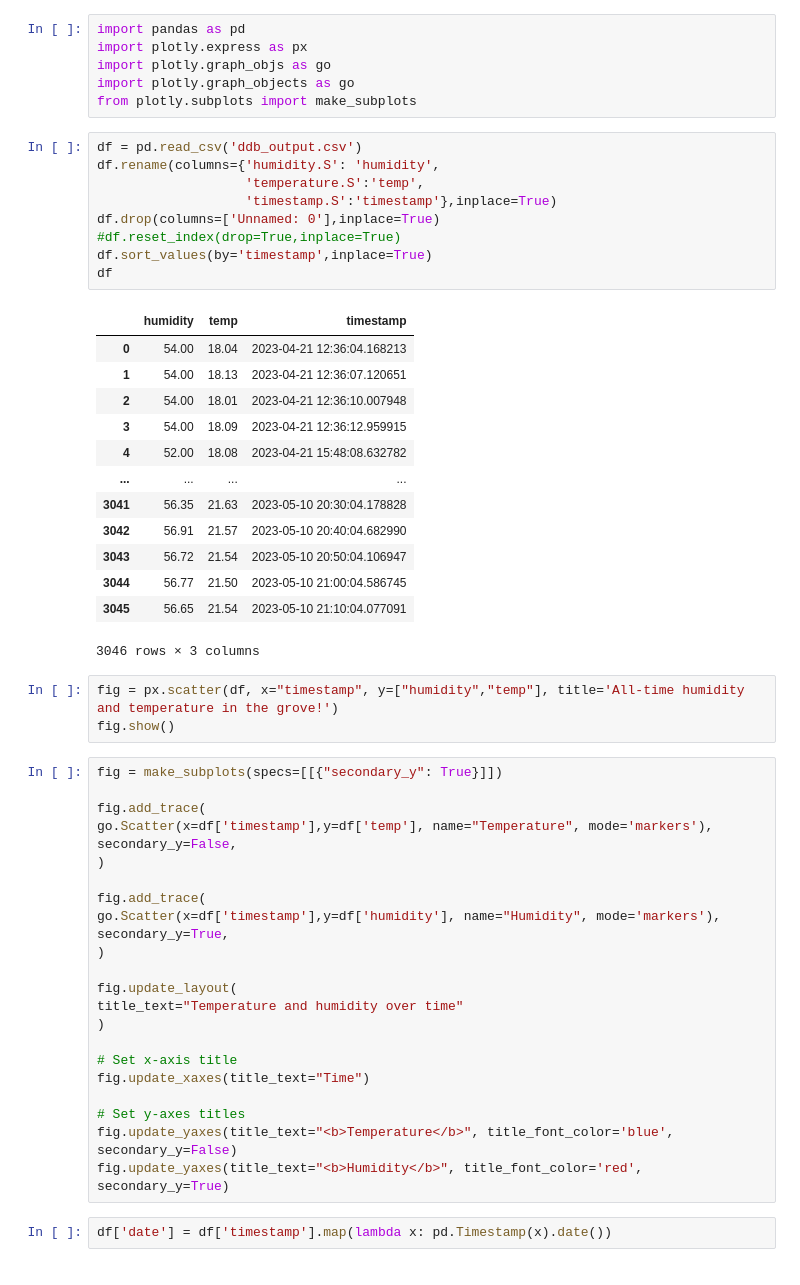
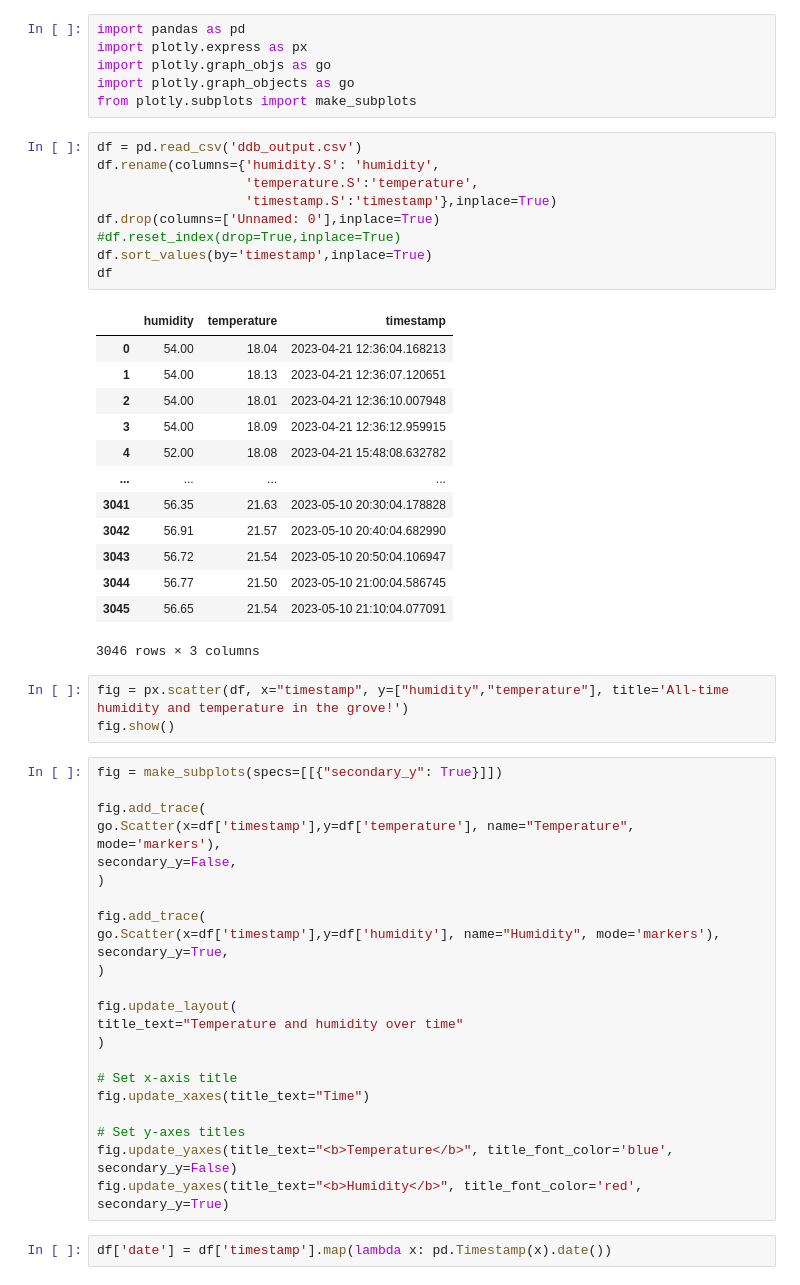
Before and after one commit to bndxn/raspberry-pi-notes, a Jupyter notebook: analysis/analysis.ipynb, the cells around one changed output. Saved outputs shown, nothing was run; the diff lists cells and outputs as text.

```diff
--- a/analysis/analysis.ipynb
+++ b/analysis/analysis.ipynb
@@ -7,14 +7,14 @@ from plotly.subplots import make_subplots
 # %%
 df = pd.read_csv('ddb_output.csv')
 df.rename(columns={'humidity.S': 'humidity',
-                   'temperature.S':'temp',
+                   'temperature.S':'temperature',
                    'timestamp.S':'timestamp'},inplace=True)
 df.drop(columns=['Unnamed: 0'],inplace=True)
 #df.reset_index(drop=True,inplace=True)
 df.sort_values(by='timestamp',inplace=True)
 df
 # %% [output]
-|  | humidity | temp | timestamp |
+|  | humidity | temperature | timestamp |
 | 0 | 54.00 | 18.04 | 2023-04-21 12:36:04.168213 |
 | 1 | 54.00 | 18.13 | 2023-04-21 12:36:07.120651 |
 | 2 | 54.00 | 18.01 | 2023-04-21 12:36:10.007948 |
@@ -28,13 +28,13 @@ df
 | 3045 | 56.65 | 21.54 | 2023-05-10 21:10:04.077091 |
 3046 rows × 3 columns
 # %%
-fig = px.scatter(df, x="timestamp", y=["humidity","temp"], title='All-time humidity and temperature in the grove!')
+fig = px.scatter(df, x="timestamp", y=["humidity","temperature"], title='All-time humidity and temperature in the grove!')
 fig.show()
 # %%
 fig = make_subplots(specs=[[{"secondary_y": True}]])
 
 fig.add_trace(
-go.Scatter(x=df['timestamp'],y=df['temp'], name="Temperature", mode='markers'),
+go.Scatter(x=df['timestamp'],y=df['temperature'], name="Temperature", mode='markers'),
 secondary_y=False,
 )
 
```
Also changed, not shown: parts of 10 cells of this notebook.
